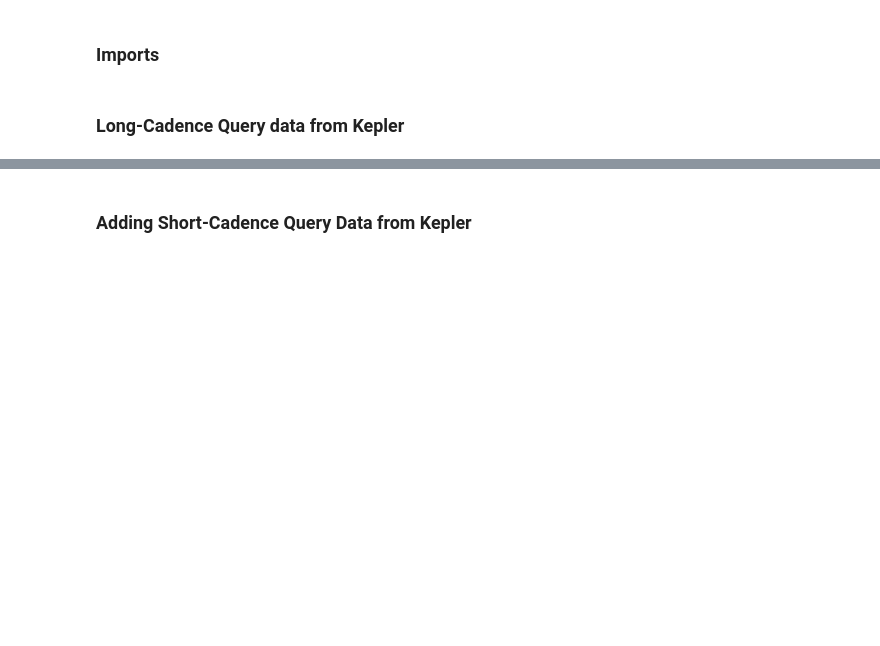
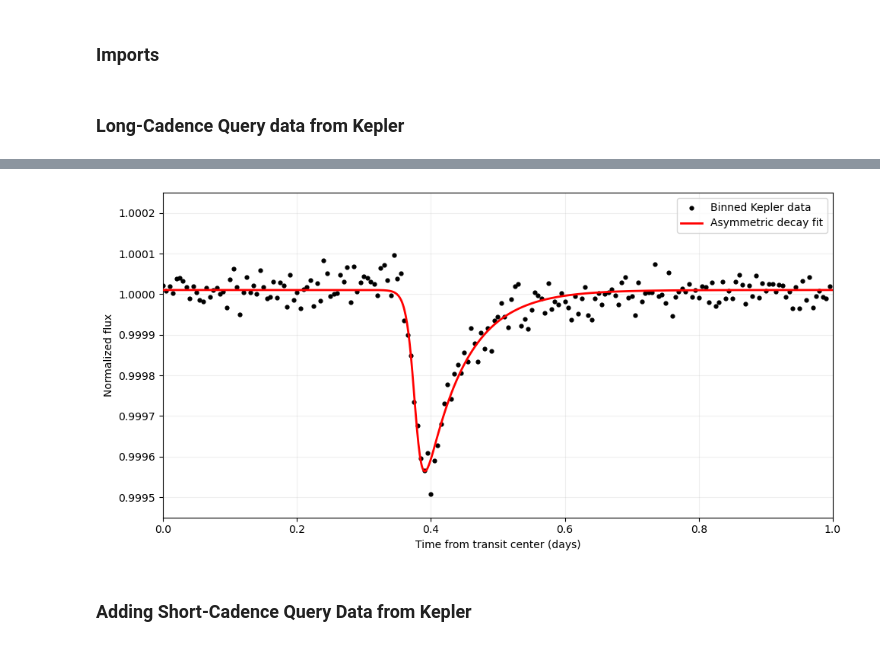
Before and after one commit to psi-dirac/psi-planet-disintegration, a Jupyter notebook: KOI2700b/KOI2700b_Presentation.ipynb, the cells around one changed output, grey strips where cells are left out. Drawn from its saved outputs; the diff is of its cells as text; code cells hidden in the pictures; blank space fills up the shorter version.

```diff
--- a/KOI2700b/KOI2700b_Presentation.ipynb
+++ b/KOI2700b/KOI2700b_Presentation.ipynb
@@ -133,34 +139,41 @@ y_fit = transit_model(x_fit, *popt)
 # Plot
 fig, ax = plt.subplots(figsize=(10, 5))
 
 ax.scatter(
     phase,
     y,
     color="black",
     s=12,
     label="Binned Kepler data",
     zorder=2
 )
 
 ax.plot(
     x_fit,
     y_fit,
     color="red",
     linewidth=2,
     label="Asymmetric decay fit",
     zorder=3
 )
 
 ax.set_xlim(0, 1)
-ax.set_ylim(0.9993, 1.00015)
+ax.set_ylim(0.99945, 1.00025)
+ax.ticklabel_format(
+    axis='y',
+    style='plain',
+    useOffset=False
+)
 
 ax.set_xlabel("Time from transit center (days)")
 ax.set_ylabel("Normalized flux")
 ax.legend()
 ax.grid(True, alpha=0.2)
 
 plt.tight_layout()
 plt.show()
+# %% [output]
+[figure, added]
 # %% [markdown]
 ### Adding Short-Cadence Query Data from Kepler
 # %%
```
Also changed, not shown: parts of 10 cells of this notebook.
